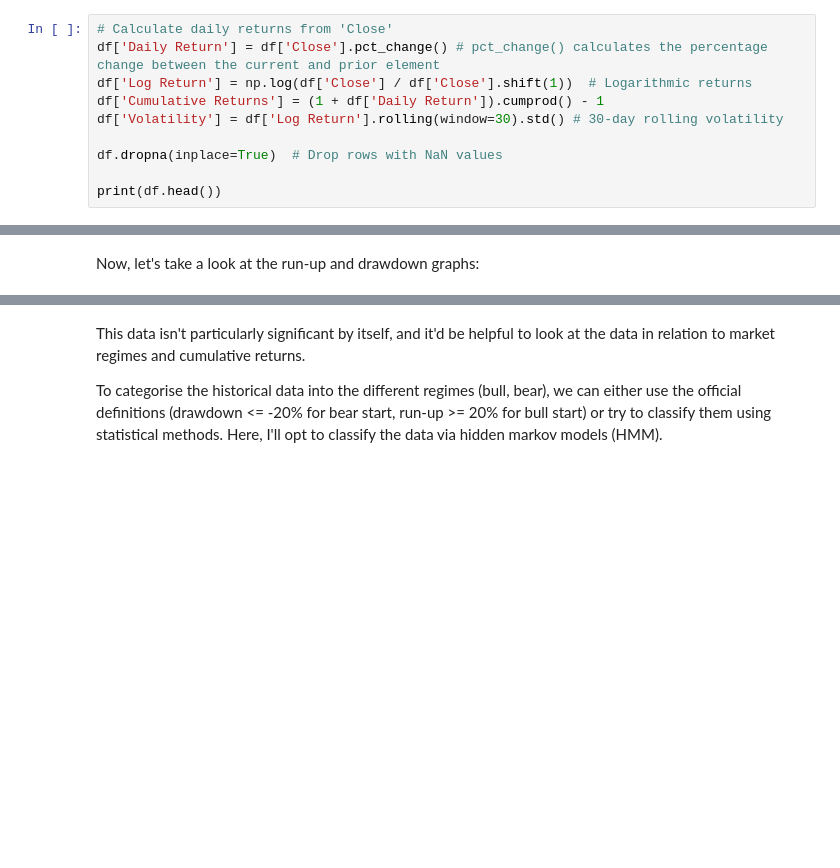
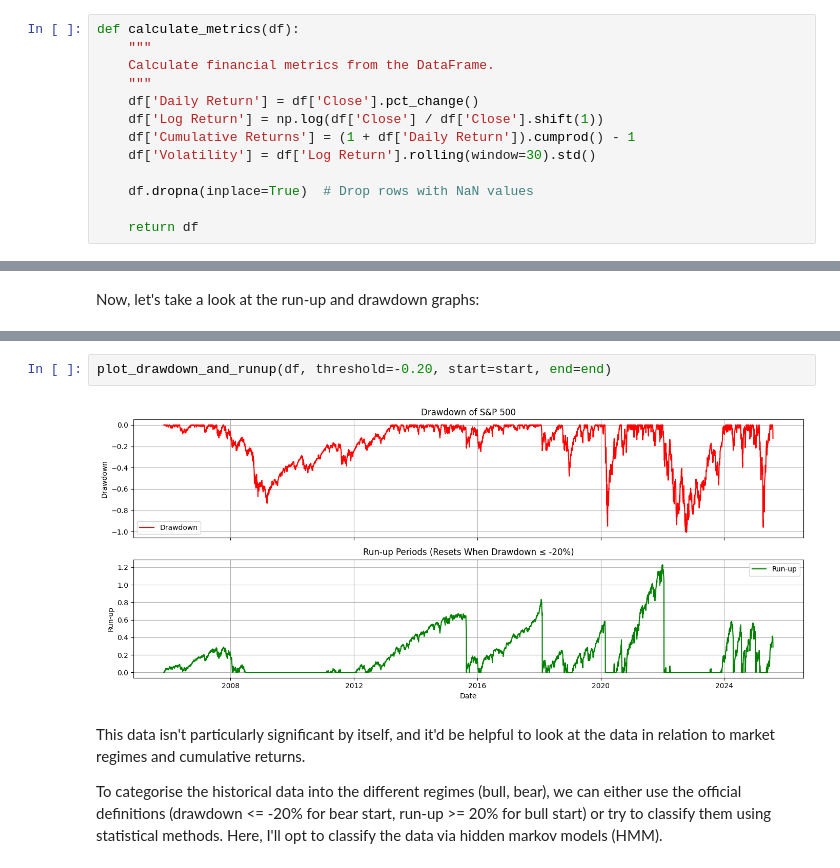
Before and after one commit to snatzehua/c-finance, a Jupyter notebook: intro1.ipynb, the cells around one changed output, grey strips where cells are left out. Drawn from its saved outputs; the diff is of its cells as text; blank space fills up the shorter version.

```diff
--- a/intro1.ipynb
+++ b/intro1.ipynb
@@ -55,12 +55,15 @@ Date
 # %% [markdown]
 At this point we want to think about the signals that we want to use for our algorithm. Let us just define some of the more basic columns, such as `Daily Return` and `Cumulative Returns`.
 # %%
-# Calculate daily returns from 'Close'
-df['Daily Return'] = df['Close'].pct_change() # pct_change() calculates the percentage change between the current and prior element
-df['Log Return'] = np.log(df['Close'] / df['Close'].shift(1))  # Logarithmic returns
-df['Cumulative Returns'] = (1 + df['Daily Return']).cumprod() - 1
-df['Volatility'] = df['Log Return'].rolling(window=30).std() # 30-day rolling volatility
+def calculate_metrics(df):
+    """
+    Calculate financial metrics from the DataFrame.
+    """
+    df['Daily Return'] = df['Close'].pct_change()
+    df['Log Return'] = np.log(df['Close'] / df['Close'].shift(1))
+    df['Cumulative Returns'] = (1 + df['Daily Return']).cumprod() - 1
+    df['Volatility'] = df['Log Return'].rolling(window=30).std()
 
-df.dropna(inplace=True)  # Drop rows with NaN values
+    df.dropna(inplace=True)  # Drop rows with NaN values
 
-print(df.head())
+    return df
@@ -140,3 +191,7 @@ plt.show()
+# %%
+plot_drawdown_and_runup(df, threshold=-0.20, start=start, end=end)
+# %% [output]
+[figure, added]
 # %% [markdown]
 This data isn't particularly significant by itself, and it'd be helpful to look at the data in relation to market regimes and cumulative returns.
 
```
Also changed, not shown: parts of 38 cells of this notebook, 2 other files.
